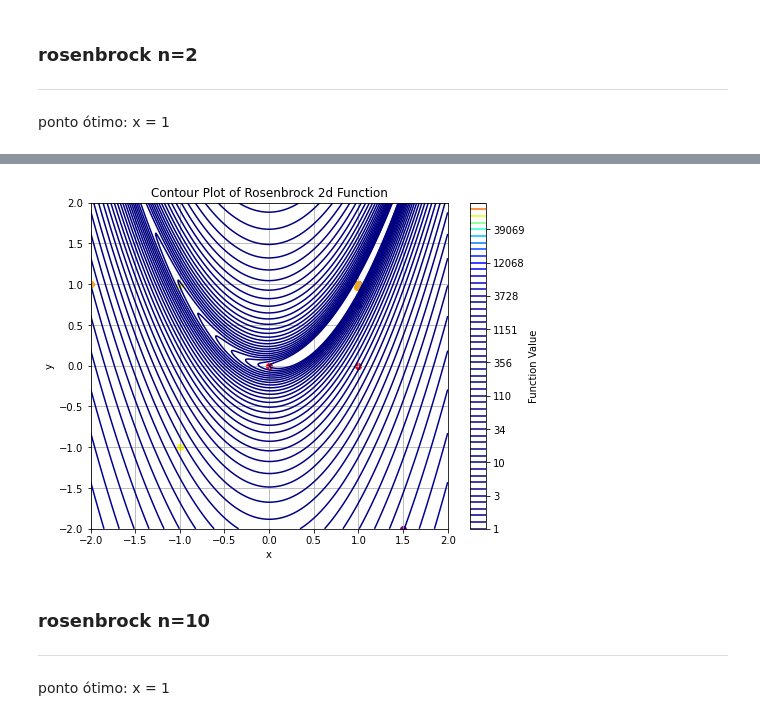
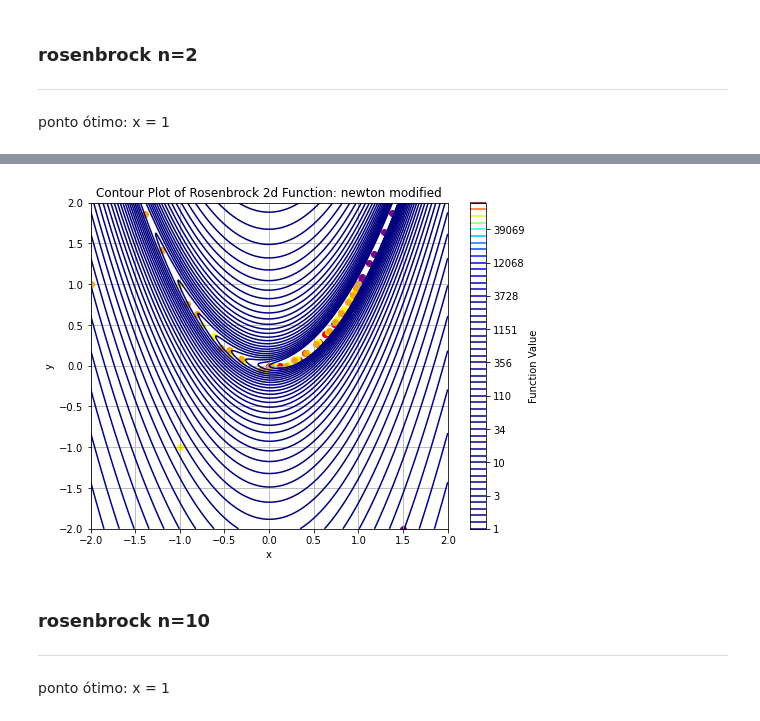
Before and after one commit to PedroSiqueira1/OptimizationMethods, a Jupyter notebook: src/notebooks/lista3.ipynb, the cells around one changed output, grey strips where cells are left out. Saved outputs shown, nothing was run; the diff lists cells and outputs as text; code cells hidden in the pictures.

```diff
--- a/src/notebooks/lista3.ipynb
+++ b/src/notebooks/lista3.ipynb
@@ -560,7 +553,7 @@ plt.contour(X, Y, Z, levels=np.logspace(0, 5, 50), cmap='jet')
 
 plt.xlabel('x')
 plt.ylabel('y')
-plt.title('Contour Plot of Himmelblau Function')
+plt.title('Contour Plot of Himmelblau Function: Newton')
 plt.colorbar(label='Function Value')
 plt.grid(True)
 
@@ -570,21 +563,26 @@ cc = ax.scatter([], [], color='purple')
 dc = ax.scatter([], [], color='orange')
 
 
+num_frames = 100
+step = max(1, len(sol1[2]) // num_frames)
+
+
 def plot_solution(frame):
+    frame_index = frame * step
     if frame < len(sol1[2]):
-        ac.set_offsets(sol1[2][:frame+1])
+        ac.set_offsets(sol1[2][:frame_index+1])
 
     if frame < len(sol2[2]):
-        bc.set_offsets(sol2[2][:frame+1])
+        bc.set_offsets(sol2[2][:frame_index+1])
 
     if frame < len(sol3[2]):
-        cc.set_offsets(sol3[2][:frame+1])
+        cc.set_offsets(sol3[2][:frame_index+1])
 
     if frame < len(sol4[2]):
-        dc.set_offsets(sol4[2][:frame+1])
+        dc.set_offsets(sol4[2][:frame_index+1])
     return ac,
     # Creating a grid of points
 
-anim = FuncAnimation(fig, plot_solution, frames=len(sol1[2])+1, interval=50, blit=True)
-anim.save('himmelblau_animation.gif', writer='pillow', fps=1)
+anim = FuncAnimation(fig, plot_solution, frames=num_frames, interval=50, blit=True)
+anim.save('himmelblau_animation_newton.gif', writer='pillow', fps=1)
 # %% [output]
@@ -596,16 +594,16 @@ anim.save('himmelblau_animation.gif', writer='pillow', fps=1)
 ponto ótimo: x = 1
 # %%
 x0 = [0, 0]
-sol1 = newton(rosenbrock_, grad_rosenbrock_, hess_rosenbrock, x0, max_iter=10000)
+sol1 = newton(rosenbrock2, lambda x: grad_rosenbrock(x, 2), hess_rosenbrock, x0, max_iter=10000)
 
 x0 = [-1, -1]
-sol2 = newton(rosenbrock_, grad_rosenbrock_, hess_rosenbrock, x0, max_iter=10000)
+sol2 = newton(rosenbrock2, lambda x: grad_rosenbrock(x, 2), hess_rosenbrock, x0, max_iter=10000)
 
 x0 = [1.5, -2]
-sol3 = newton(rosenbrock_, grad_rosenbrock_, hess_rosenbrock, x0, max_iter=10000)
+sol3 = newton(rosenbrock2, lambda x: grad_rosenbrock(x, 2), hess_rosenbrock, x0, max_iter=10000)
 
 x0 = [-2,  1]
-sol4 = newton(rosenbrock_, grad_rosenbrock_, hess_rosenbrock, x0, max_iter=10000)
+sol4 = newton(rosenbrock2, lambda x: grad_rosenbrock(x, 2), hess_rosenbrock, x0, max_iter=10000)
 # %%
 data = {
     'x0 = [0, 0]': {
@@ -764,7 +750,11 @@ def modified_newton(f, f_grad, f_hess, x, tol=1e-5, max_iter=1000):
 
         epsilon = max(0, -min_eig + 1.0e-3)
 
-        x = x - np.dot(np.linalg.inv(hess + epsilon*np.eye(n)), grad)
+        d = - np.dot(np.linalg.inv(hess + epsilon*np.eye(n)), grad)
+
+        alpha = line_search_def(f, f_grad, x, d) # HERE: LINE SEARCH
+        x = x + d*alpha
+
         grad = np.array(f_grad(x))
         grad_module = np.linalg.norm(grad)
 
@@ -882,16 +873,16 @@ anim.save('himmelblau_animation.gif', writer='pillow', fps=1)
 ponto ótimo: x = 1
 # %%
 x0 = [0, 0]
-sol1 = modified_newton(rosenbrock_, grad_rosenbrock_, hess_rosenbrock, x0, max_iter=10000)
+sol1 = modified_newton(rosenbrock2, lambda x: grad_rosenbrock(x, 2), hess_rosenbrock, x0, max_iter=10000)
 
 x0 = [-1, -1]
-sol2 = modified_newton(rosenbrock_, grad_rosenbrock_, hess_rosenbrock, x0, max_iter=10000)
+sol2 = modified_newton(rosenbrock2, lambda x: grad_rosenbrock(x, 2), hess_rosenbrock, x0, max_iter=10000)
 
 x0 = [1.5, -2]
-sol3 = modified_newton(rosenbrock_, grad_rosenbrock_, hess_rosenbrock, x0, max_iter=10000)
+sol3 = modified_newton(rosenbrock2, lambda x: grad_rosenbrock(x, 2), hess_rosenbrock, x0, max_iter=10000)
 
 x0 = [-2,  1]
-sol4 = modified_newton(rosenbrock_, grad_rosenbrock_, hess_rosenbrock, x0, max_iter=10000)
+sol4 = modified_newton(rosenbrock2, lambda x: grad_rosenbrock(x, 2), hess_rosenbrock, x0, max_iter=10000)
 # %%
 data = {
     'x0 = [0, 0]': {
@@ -938,36 +923,36 @@ y = np.linspace(-2, 2, 400)
 X, Y = np.meshgrid(x, y)
 Z = rosenbrock_([X, Y])
 # Drawing the contour plot
 plt.contour(X, Y, Z, levels=np.logspace(0, 5, 50), cmap='jet')
 
 plt.xlabel('x')
 plt.ylabel('y')
-plt.title('Contour Plot of Rosenbrock 2d Function')
+plt.title('Contour Plot of Rosenbrock 2d Function: newton modified')
 plt.colorbar(label='Function Value')
 plt.grid(True)
 
 ac = ax.scatter([], [], color='red')
 bc = ax.scatter([], [], color='yellow')
 cc = ax.scatter([], [], color='purple')
 dc = ax.scatter([], [], color='orange')
 
 
 num_frames = 100
 step = max(1, len(sol1[2]) // num_frames)
 
 def plot_solution(frame):
     frame_index = frame * step
     ac.set_offsets(sol1[2][:frame_index+1])
     bc.set_offsets(sol2[2][:frame_index+1])
     cc.set_offsets(sol3[2][:frame_index+1])
     dc.set_offsets(sol4[2][:frame_index+1])
     return ac,
     # Creating a grid of points
 
 anim = FuncAnimation(fig, plot_solution, frames=num_frames, interval=50, blit=True)
-anim.save('Rosenbrock_animation.gif', writer='pillow', fps=1)
+anim.save('Rosenbrock_animation_newton_modified.gif', writer='pillow', fps=1)
 # %% [output]
-[figure, old version]
+[figure, new version]
 # %% [markdown]
 ### rosenbrock n=10
 <hr/>
```
Also changed, not shown: parts of 43 cells of this notebook, 16 other files.
